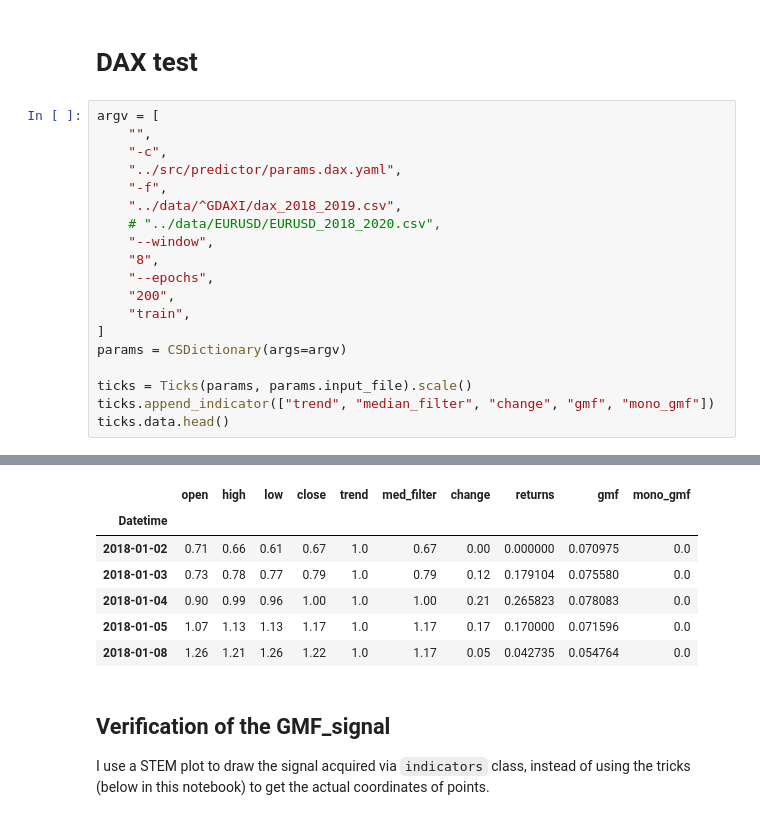
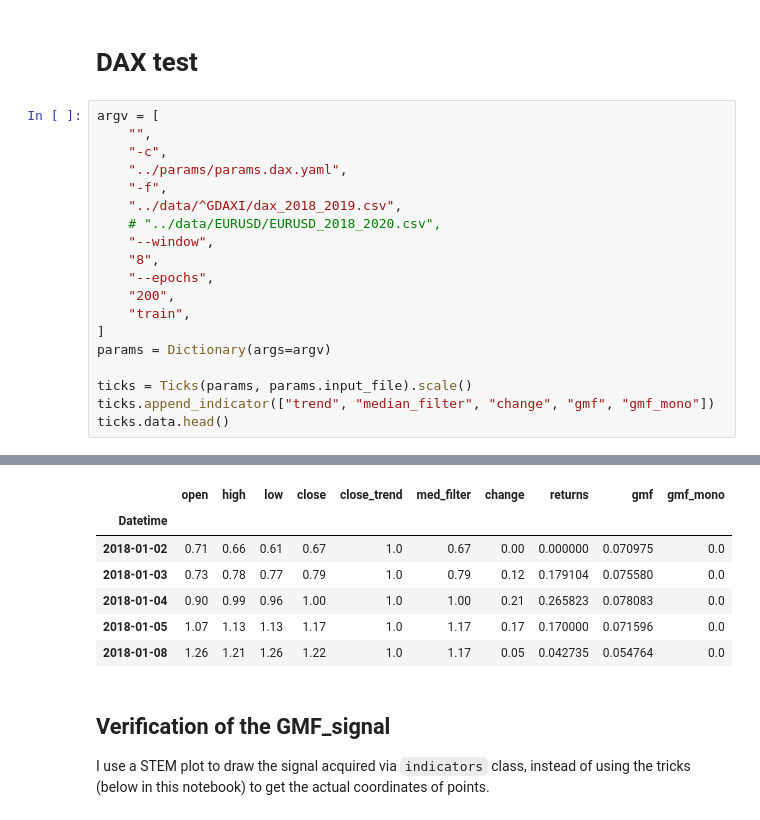
Before and after one commit to renero/trader, a Jupyter notebook: notebooks/plot indicators.ipynb, the cells around one changed output, grey strips where cells are left out. Cells and saved outputs as stored; diff of their text form.

```diff
--- a/notebooks/plot indicators.ipynb
+++ b/notebooks/plot indicators.ipynb
@@ -105,7 +108,7 @@ def get_positive_periods(x, period_length):
 argv = [
     "",
     "-c",
-    "../src/predictor/params.dax.yaml",
+    "../params/params.dax.yaml",
     "-f",
     "../data/^GDAXI/dax_2018_2019.csv",
     # "../data/EURUSD/EURUSD_2018_2020.csv",
@@ -115,9 +118,9 @@ argv = [
     "200",
     "train",
 ]
-params = CSDictionary(args=argv)
+params = Dictionary(args=argv)
 
 ticks = Ticks(params, params.input_file).scale()
-ticks.append_indicator(["trend", "median_filter", "change", "gmf", "mono_gmf"])
+ticks.append_indicator(["trend", "median_filter", "change", "gmf", "gmf_mono"])
 ticks.data.head()
 # %% [output]
@@ -125,4 +128,4 @@ ticks.data.head()
-|  | open | high | low | close | trend | med_filter | change | returns | gmf | mono_gmf |
+|  | open | high | low | close | close_trend | med_filter | change | returns | gmf | gmf_mono |
 | Datetime |  |  |  |  |  |  |  |  |  |  |
 | 2018-01-02 | 0.71 | 0.66 | 0.61 | 0.67 | 1.0 | 0.67 | 0.00 | 0.000000 | 0.070975 | 0.0 |
 | 2018-01-03 | 0.73 | 0.78 | 0.77 | 0.79 | 1.0 | 0.79 | 0.12 | 0.179104 | 0.075580 | 0.0 |
```
Also changed, not shown: parts of 7 cells of this notebook, 1 other file.
